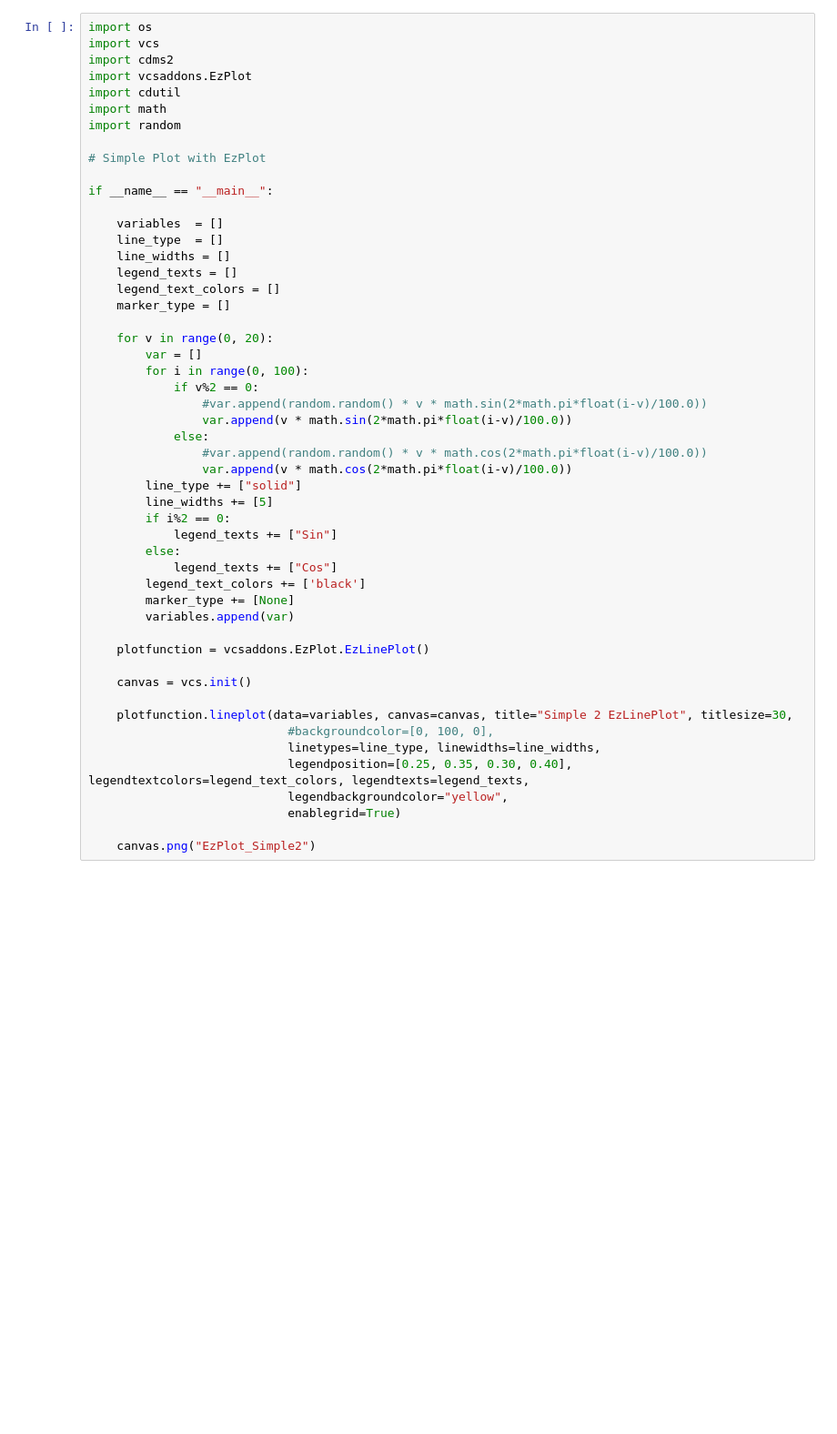
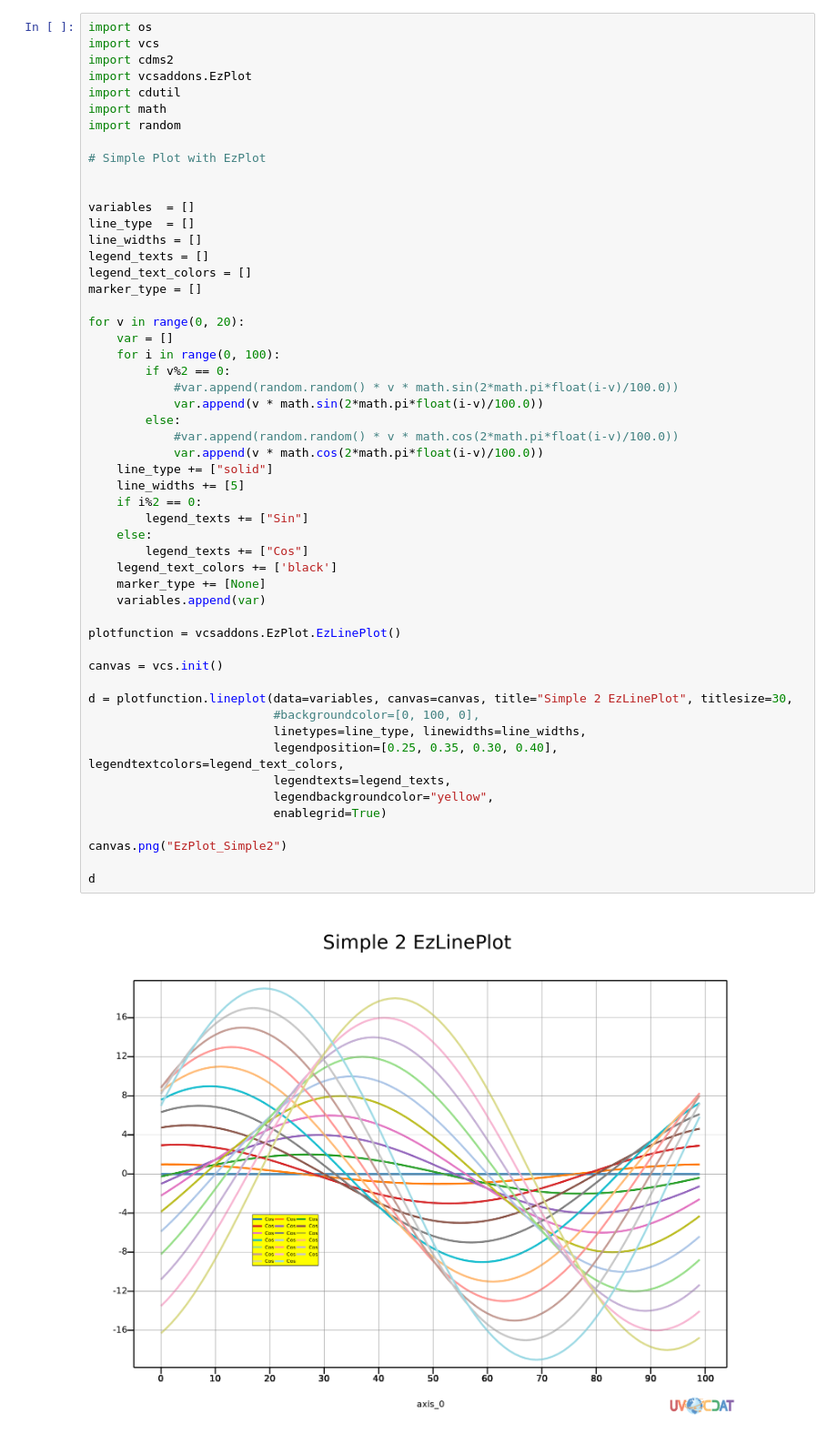
Before and after one commit to CDAT/vcsaddons, a Jupyter notebook: EzPlot/Doc/Jupyter/EzPlot Example 2.ipynb, the cells around one changed output. Shown at 91% size. Drawn from its saved outputs; the diff is of its cells as text; blank space fills up the shorter version.

```diff
--- a/EzPlot/Doc/Jupyter/EzPlot Example 2.ipynb
+++ b/EzPlot/Doc/Jupyter/EzPlot Example 2.ipynb
@@ -1,51 +1,55 @@
 # %%
 import os
 import vcs
 import cdms2
 import vcsaddons.EzPlot
 import cdutil
 import math
 import random
 
 # Simple Plot with EzPlot
 
-if __name__ == "__main__":
 
-    variables  = []
-    line_type  = []
-    line_widths = []
-    legend_texts = []
-    legend_text_colors = []
-    marker_type = []
+variables  = []
+line_type  = []
+line_widths = []
+legend_texts = []
+legend_text_colors = []
+marker_type = []
 
-    for v in range(0, 20):
-        var = []
-        for i in range(0, 100):
-            if v%2 == 0:
-                #var.append(random.random() * v * math.sin(2*math.pi*float(i-v)/100.0))
-                var.append(v * math.sin(2*math.pi*float(i-v)/100.0))
-            else:
-                #var.append(random.random() * v * math.cos(2*math.pi*float(i-v)/100.0))
-                var.append(v * math.cos(2*math.pi*float(i-v)/100.0))
-        line_type += ["solid"]
-        line_widths += [5]
-        if i%2 == 0:
-            legend_texts += ["Sin"]
+for v in range(0, 20):
+    var = []
+    for i in range(0, 100):
+        if v%2 == 0:
+            #var.append(random.random() * v * math.sin(2*math.pi*float(i-v)/100.0))
+            var.append(v * math.sin(2*math.pi*float(i-v)/100.0))
         else:
-            legend_texts += ["Cos"]
-        legend_text_colors += ['black']
-        marker_type += [None]
-        variables.append(var)
+            #var.append(random.random() * v * math.cos(2*math.pi*float(i-v)/100.0))
+            var.append(v * math.cos(2*math.pi*float(i-v)/100.0))
+    line_type += ["solid"]
+    line_widths += [5]
+    if i%2 == 0:
+        legend_texts += ["Sin"]
+    else:
+        legend_texts += ["Cos"]
+    legend_text_colors += ['black']
+    marker_type += [None]
+    variables.append(var)
 
-    plotfunction = vcsaddons.EzPlot.EzLinePlot()
+plotfunction = vcsaddons.EzPlot.EzLinePlot()
 
-    canvas = vcs.init()
+canvas = vcs.init()
 
-    plotfunction.lineplot(data=variables, canvas=canvas, title="Simple 2 EzLinePlot", titlesize=30,
-                            #backgroundcolor=[0, 100, 0],
-                            linetypes=line_type, linewidths=line_widths,
-                            legendposition=[0.25, 0.35, 0.30, 0.40], legendtextcolors=legend_text_colors, legendtexts=legend_texts,
-                            legendbackgroundcolor="yellow",
-                            enablegrid=True)
+d = plotfunction.lineplot(data=variables, canvas=canvas, title="Simple 2 EzLinePlot", titlesize=30,
+                          #backgroundcolor=[0, 100, 0],
+                          linetypes=line_type, linewidths=line_widths,
+                          legendposition=[0.25, 0.35, 0.30, 0.40], legendtextcolors=legend_text_colors,
+                          legendtexts=legend_texts,
+                          legendbackgroundcolor="yellow",
+                          enablegrid=True)
 
-    canvas.png("EzPlot_Simple2")
+canvas.png("EzPlot_Simple2")
+
+d
+# %% [output]
+[figure, added]
```
Also changed, not shown: 3 other files.
